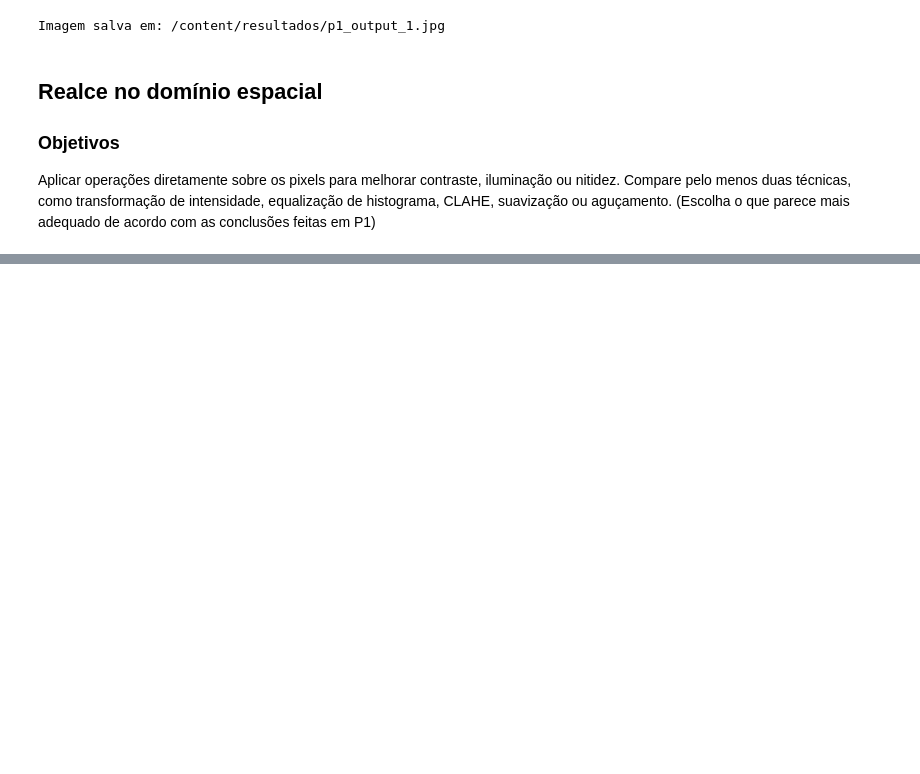
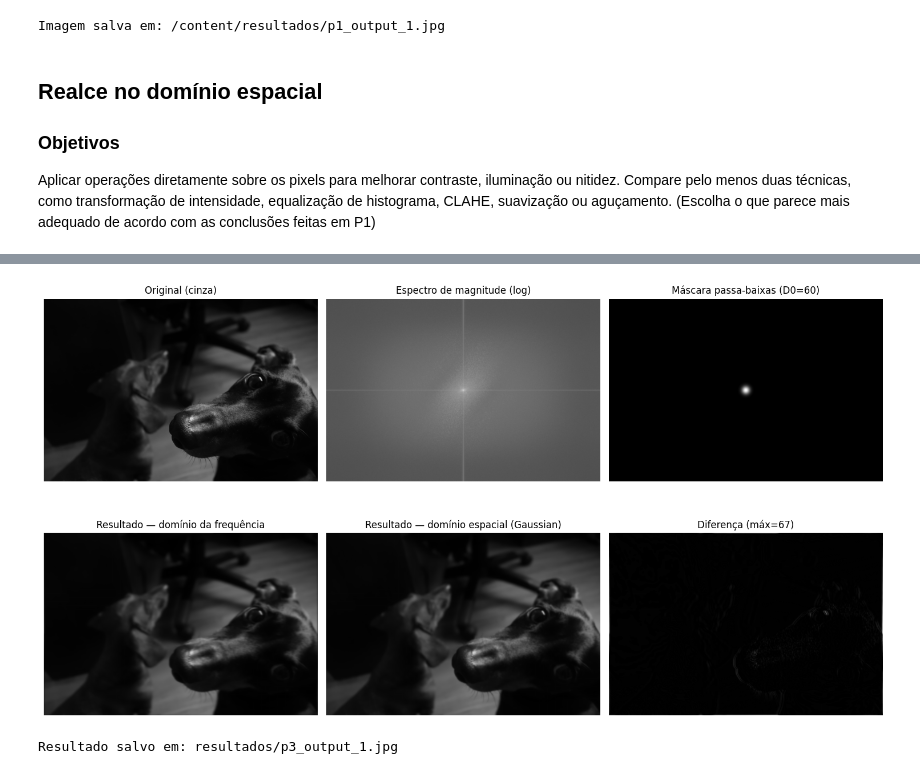
Before and after one commit to LeideMarina18/CRIAR_FOTOGRAFIA_COMPUTACIONAL_2026, a Jupyter notebook: atividade_01.ipynb, the cells around one changed output, grey strips where cells are left out. Cells and saved outputs as stored; diff of their text form; code cells hidden in the pictures; blank space fills up the shorter version.

```diff
--- a/atividade_01.ipynb
+++ b/atividade_01.ipynb
@@ -202,0 +272,69 @@ Resultados salvos com sucesso.
+# %%
+# TODO 3.1 — calcule a FFT 2D e centralize as baixas frequências
+f = np.fft.fft2(gray_image)
+centered_ = np.fft.fftshift(f)   # move a frequência zero (DC) para o centro
+
+
+# TODO 3.2 — calcule o espectro de magnitude em escala logarítmica
+mag_log = np.log1p(np.abs(centered_))   # log1p = log(1 + x), evita log(0)
+
+
+# TODO 3.3 — construa uma máscara passa-baixas
+rows, cols = gray_image.shape
+crow, ccol = rows // 2, cols // 2
+
+D0 = 60  # raio de corte: menor = mais suavização, maior = mais detalhe preservado
+
+# Grade de distâncias até o centro do espectro
+u = np.arange(rows).reshape(-1, 1) - crow
+v = np.arange(cols).reshape(1, -1) - ccol
+D = np.sqrt(u**2 + v**2)
+
+# Máscara Gaussiana (transição suave, evita ringing do filtro ideal)
+mask = np.exp(-(D**2) / (2 * (D0**2)))
+
+
+# TODO 3.4 — aplique a máscara, faça a transformada inversa e obtenha uma imagem real
+filtrado = centered_ * mask
+f_ishift = np.fft.ifftshift(filtrado)     # desfaz a centralização
+img_back = np.fft.ifft2(f_ishift)         # transformada inversa
+img_freq = np.abs(img_back)               # descarta a parte imaginária residual
+img_freq = np.clip(img_freq, 0, 255).astype(np.uint8)
+
+
+# TODO 3.5 — visualize imagem, espectro, máscara e resultado; salve o resultado
+# Equivalente espacial: desfoque Gaussiano
+img_espacial = cv2.GaussianBlur(gray_image, (0, 0), sigmaX=rows / (2 * np.pi * D0))
+
+fig, axes = plt.subplots(2, 3, figsize=(15, 9))
+
+axes[0, 0].imshow(gray_image, cmap='gray', vmin=0, vmax=255)
+axes[0, 0].set_title('Original (cinza)')
+
+axes[0, 1].imshow(mag_log, cmap='gray')
+axes[0, 1].set_title('Espectro de magnitude (log)')
+
+axes[0, 2].imshow(mask, cmap='gray')
+axes[0, 2].set_title(f'Máscara passa-baixas (D0={D0})')
+
+axes[1, 0].imshow(img_freq, cmap='gray', vmin=0, vmax=255)
+axes[1, 0].set_title('Resultado — domínio da frequência')
+
+axes[1, 1].imshow(img_espacial, cmap='gray', vmin=0, vmax=255)
+axes[1, 1].set_title('Resultado — domínio espacial (Gaussian)')
+
+# Diferença absoluta entre os dois domínios
+diferenca = cv2.absdiff(img_freq, img_espacial)
+axes[1, 2].imshow(diferenca, cmap='gray')
+axes[1, 2].set_title(f'Diferença (máx={diferenca.max()})')
+
+for ax in axes.ravel():
+    ax.axis('off')
+plt.tight_layout()
+plt.show()
+
+cv2.imwrite(str(OUT_FOLDER / 'p3_output_1.jpg'), img_freq)
+print("Resultado salvo em:", OUT_FOLDER / 'p3_output_1.jpg')
+# %% [output]
+[figure, added]
+Resultado salvo em: resultados/p3_output_1.jpg
```
Also changed, not shown: parts of 4 cells of this notebook.
